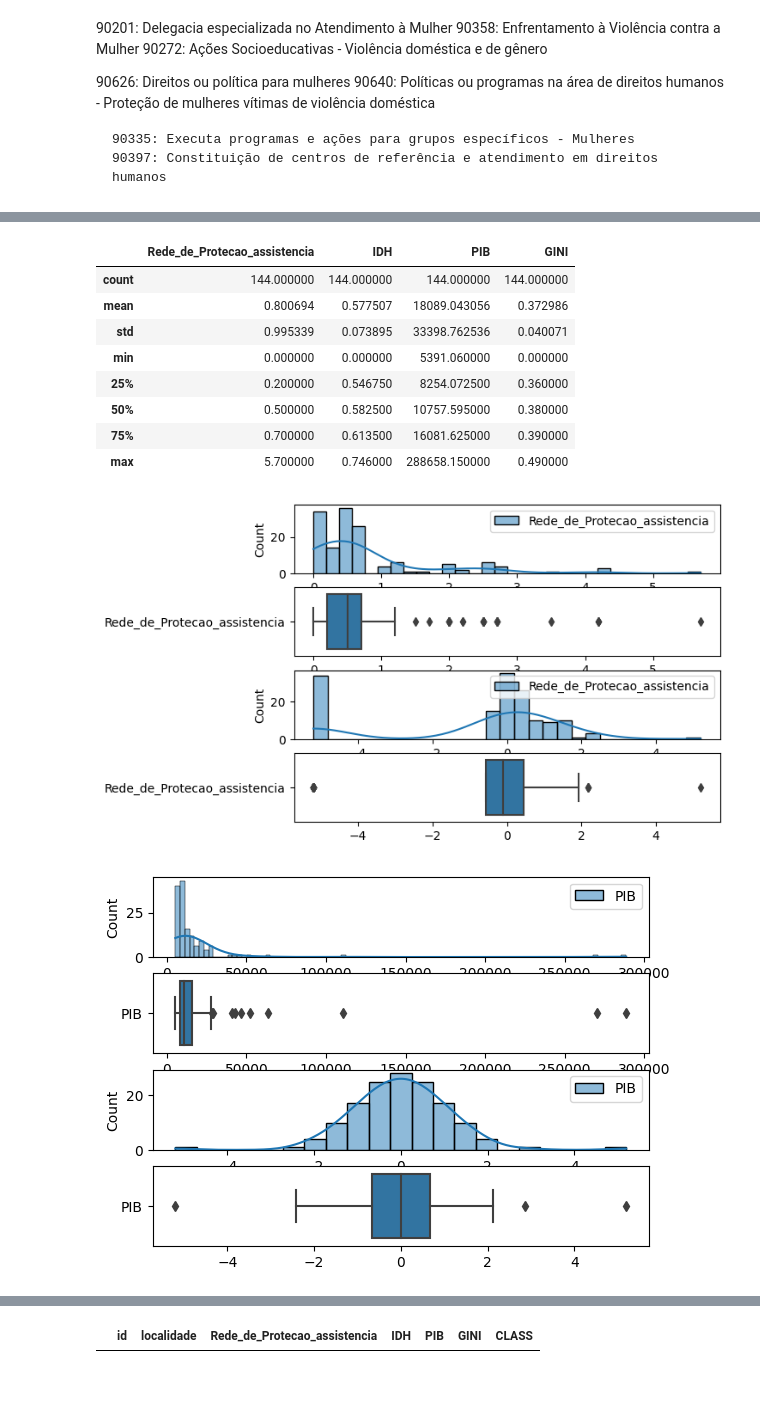
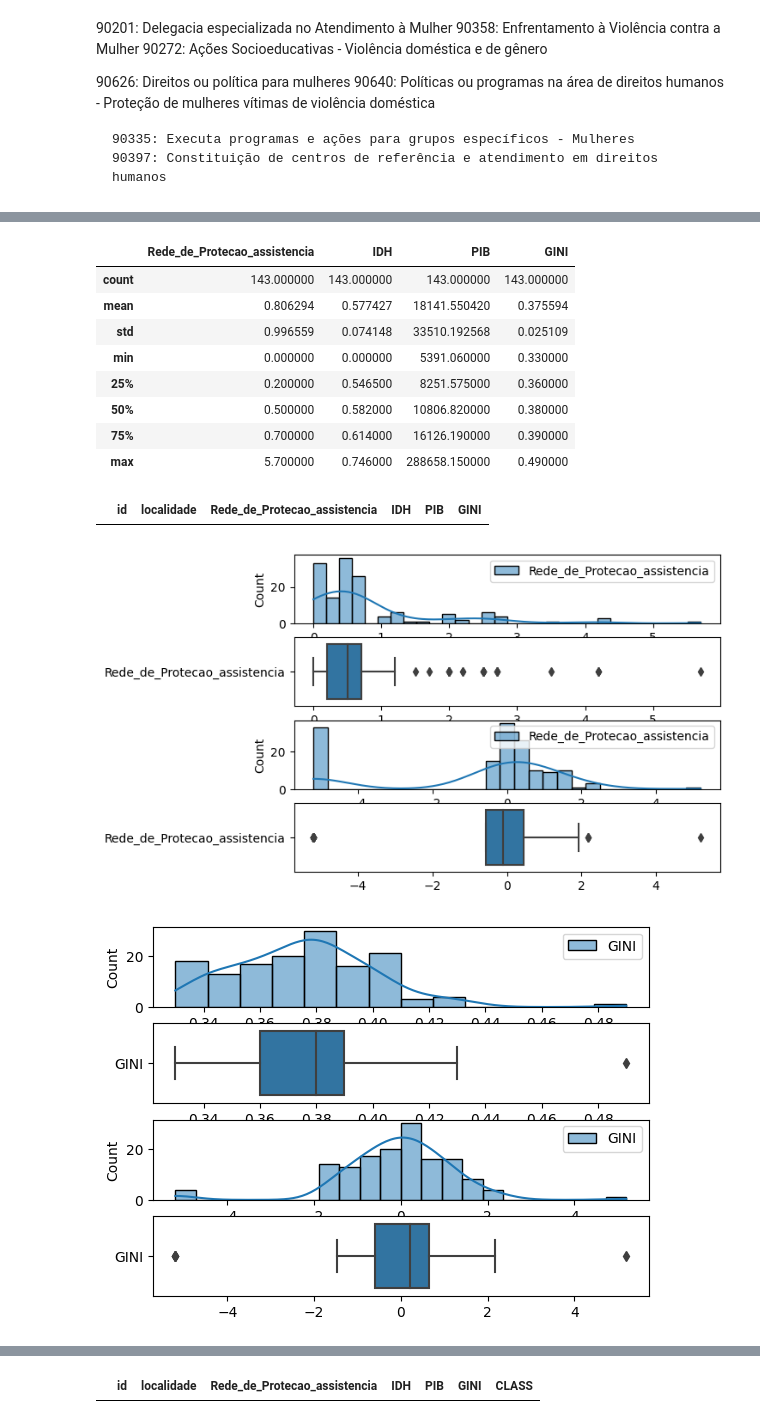
Before and after one commit to jlucioDev/woman_victims_v2, a Jupyter notebook: main.ipynb, the cells around one changed output, grey strips where cells are left out. Drawn from its saved outputs; the diff is of its cells as text; code cells hidden in the pictures; blank space fills up the shorter version.

```diff
--- a/main.ipynb
+++ b/main.ipynb
@@ -11,7 +11,8 @@ if res.status_code == 200:
     df_munic = pd.DataFrame({'id': [], 'localidade': []})
 
     for id, munic in enumerate(res.json()):
-        df_munic.loc[id] = [str(munic['id'])[:6], munic['nome']]
+        if munic['nome'] != 'Mojuí dos Campos':
+            df_munic.loc[id] = [str(munic['id'])[:6], munic['nome']]
 # %% [markdown]
     90201: Delegacia especializada no Atendimento à Mulher
     90358: Enfrentamento à Violência contra a Mulher
@@ -39,8 +40,8 @@ for i, ind in enumerate(indicators):
 def urlResultadosPorMunicipos(url, df):
     url += 'resultados/'
 
-    for i, row in df_munic.iterrows():
-        if i != (len(df)-1):
+    for i, row in df.iterrows():
+        if i != (len(df)):
             url += row.id + '|'
         else:
             url += row.id + '/'
@@ -145,41 +139,37 @@ df_munic['GINI'] = pd.to_numeric(df_munic['GINI'])
 df_munic.describe()
 # %% [output]
 |  | Rede_de_Protecao_assistencia | IDH | PIB | GINI |
-| count | 144.000000 | 144.000000 | 144.000000 | 144.000000 |
-| mean | 0.800694 | 0.577507 | 18089.043056 | 0.372986 |
-| std | 0.995339 | 0.073895 | 33398.762536 | 0.040071 |
-| min | 0.000000 | 0.000000 | 5391.060000 | 0.000000 |
-| 25% | 0.200000 | 0.546750 | 8254.072500 | 0.360000 |
-| 50% | 0.500000 | 0.582500 | 10757.595000 | 0.380000 |
-| 75% | 0.700000 | 0.613500 | 16081.625000 | 0.390000 |
+| count | 143.000000 | 143.000000 | 143.000000 | 143.000000 |
+| mean | 0.806294 | 0.577427 | 18141.550420 | 0.375594 |
+| std | 0.996559 | 0.074148 | 33510.192568 | 0.025109 |
+| min | 0.000000 | 0.000000 | 5391.060000 | 0.330000 |
+| 25% | 0.200000 | 0.546500 | 8251.575000 | 0.360000 |
+| 50% | 0.500000 | 0.582000 | 10806.820000 | 0.380000 |
+| 75% | 0.700000 | 0.614000 | 16126.190000 | 0.390000 |
 | max | 5.700000 | 0.746000 | 288658.150000 | 0.490000 |
+# %%
+## Remover Mojuí dos campus
+
+df_munic.query('localidade == "Mojuí dos Campos"')
+# %% [output]
+|  | id | localidade | Rede_de_Protecao_assistencia | IDH | PIB | GINI |
 # %%
 from sklearn import preprocessing
-from sklearn.pipeline import Pipeline
 import pandas as pd
 import numpy as np
-from scipy import stats
 
 rng = np.random.RandomState(10)
 
 scaler1 = preprocessing.MinMaxScaler(feature_range=(-5,5))
-scaler2 = preprocessing.PowerTransformer(method='yeo-johnson')
-scaler3 = preprocessing.PowerTransformer(method='box-cox')
-scaler4 = preprocessing.QuantileTransformer(n_quantiles=100, output_distribution="normal", random_state=12, copy=True)
-scaler5 = preprocessing.QuantileTransformer(n_quantiles=100, output_distribution="uniform", random_state=48, copy=True)
-
-
-
-
-pipeline = Pipeline(steps=[('s', scaler1),('p', scaler3)])
+scaler2 = preprocessing.QuantileTransformer(n_quantiles=100, output_distribution="normal", random_state=12, copy=True)
 
 # transform training data & save lambda value
 
 
-d1 = scaler4.fit_transform(df_munic.iloc[:,2:3])
-d2 = scaler1.fit_transform(df_munic.iloc[:,3:4])
-d3 = scaler4.fit_transform(df_munic.iloc[:,4:5])
-d4 = scaler1.fit_transform(df_munic.iloc[:,5:6])
+d1 = scaler2.fit_transform(df_munic.iloc[:,2:3])
+d2 = scaler2.fit_transform(df_munic.iloc[:,3:4])
+d3 = scaler2.fit_transform(df_munic.iloc[:,4:5])
+d4 = scaler2.fit_transform(df_munic.iloc[:,5:6])
 
 
 ds = [d1, d2, d3, d4]
@@ -192,36 +182,36 @@ for i in ds:
     scaled_df = pd.concat([scaled_df, s_df], axis=1)
     cont += 1
 
 scaled_df = pd.concat([df_munic.iloc[:,:2], scaled_df], axis=1)
 #scaled_df
 
 import matplotlib.pyplot as plt
 import seaborn as sns
 
 splot = scaled_df.iloc[:,2:3]
 dplot = df_munic.iloc[:,2:3]
 
 fig, (ax1, ax2, ax3, ax4) = plt.subplots(4)
 sns.histplot(dplot, kde=True, ax=ax1)
 sns.boxplot(dplot, orient="h", ax=ax2)
 sns.histplot(splot, kde=True, ax=ax3)
 sns.boxplot(splot, orient="h", ax=ax4)
 #plt.xlim(-1, 1)
 plt.show()
 
-splot = scaled_df.iloc[:,4:5]
-dplot = df_munic.iloc[:,4:5]
+splot = scaled_df.iloc[:,5:6]
+dplot = df_munic.iloc[:,5:6]
 
 fig, (ax1, ax2, ax3, ax4) = plt.subplots(4)
 sns.histplot(dplot, kde=True, ax=ax1)
 sns.boxplot(dplot, orient="h", ax=ax2)
 sns.histplot(splot, kde=True, ax=ax3)
 sns.boxplot(splot, orient="h", ax=ax4)
 #plt.xlim(-1, 1)
 plt.show()
 # %% [output]
 [figure]
-[figure, old version]
+[figure, new version]
 # %%
 scaled_df.describe()
 # %% [output]
```
Also changed, not shown: parts of 23 cells of this notebook, 1 other file.
